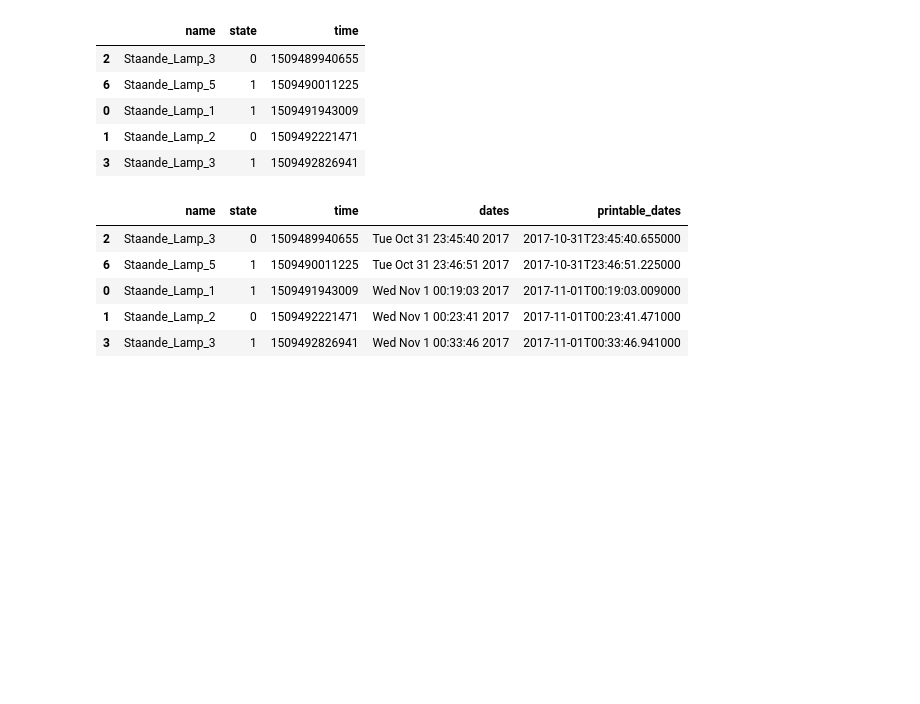
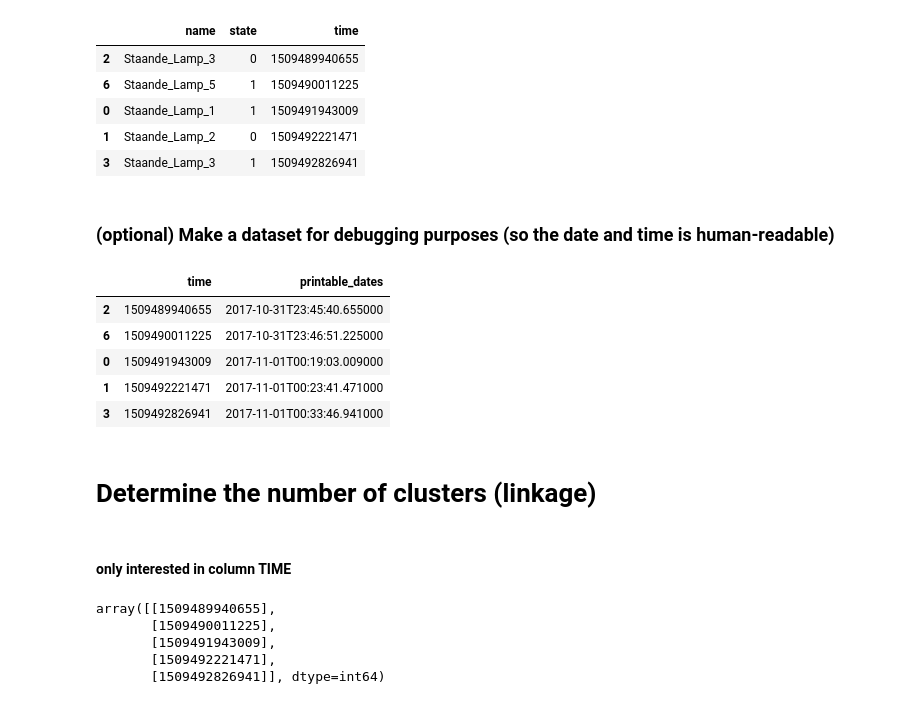
Before and after one commit to WyTho/MachineLearning, a Jupyter notebook: jupyter/hca2.ipynb, the cells around one changed output. Cells and saved outputs as stored; diff of their text form; code cells hidden in the pictures; blank space fills up the shorter version.

```diff
--- a/jupyter/hca2.ipynb
+++ b/jupyter/hca2.ipynb
@@ -33,19 +38,37 @@ df_data.head()
 | 0 | Staande_Lamp_1 | 1 | 1509491943009 |
 | 1 | Staande_Lamp_2 | 0 | 1509492221471 |
 | 3 | Staande_Lamp_3 | 1 | 1509492826941 |
+# %% [markdown]
+### (optional) Make a dataset for debugging purposes (so the date and time is human-readable)
 # %%
 import datetime
 import time
-
-df_printable_dates = df_data.copy(deep=True)
-df_printable_dates['dates'] = df_data['time'].map(lambda x: time.ctime(x / 1000))
+df_printable_dates = pd.DataFrame()
+df_printable_dates['time'] = df_data['time']
 df_printable_dates['printable_dates'] = df_data['time'].map(lambda x: datetime.datetime.fromtimestamp(x / 1000).isoformat())
 
 df_printable_dates.head()
 # %% [output]
-|  | name | state | time | dates | printable_dates |
-| 2 | Staande_Lamp_3 | 0 | 1509489940655 | Tue Oct 31 23:45:40 2017 | 2017-10-31T23:45:40.655000 |
-| 6 | Staande_Lamp_5 | 1 | 1509490011225 | Tue Oct 31 23:46:51 2017 | 2017-10-31T23:46:51.225000 |
-| 0 | Staande_Lamp_1 | 1 | 1509491943009 | Wed Nov 1 00:19:03 2017 | 2017-11-01T00:19:03.009000 |
-| 1 | Staande_Lamp_2 | 0 | 1509492221471 | Wed Nov 1 00:23:41 2017 | 2017-11-01T00:23:41.471000 |
-| 3 | Staande_Lamp_3 | 1 | 1509492826941 | Wed Nov 1 00:33:46 2017 | 2017-11-01T00:33:46.941000 |
+|  | time | printable_dates |
+| 2 | 1509489940655 | 2017-10-31T23:45:40.655000 |
+| 6 | 1509490011225 | 2017-10-31T23:46:51.225000 |
+| 0 | 1509491943009 | 2017-11-01T00:19:03.009000 |
+| 1 | 1509492221471 | 2017-11-01T00:23:41.471000 |
+| 3 | 1509492826941 | 2017-11-01T00:33:46.941000 |
+# %% [markdown]
+# Determine the number of clusters (linkage)
+# %% [markdown]
+#### only interested in column TIME
+# %%
+
+X = df_data.iloc[ :, [2] ].values
+#                 :        All the rows
+#                    [2]   Only column 2 (time)
+
+X[:5]
+# %% [output]
+array([[1509489940655],
+       [1509490011225],
+       [1509491943009],
+       [1509492221471],
+       [1509492826941]], dtype=int64)
```
Also changed, not shown: parts of 11 cells of this notebook.
